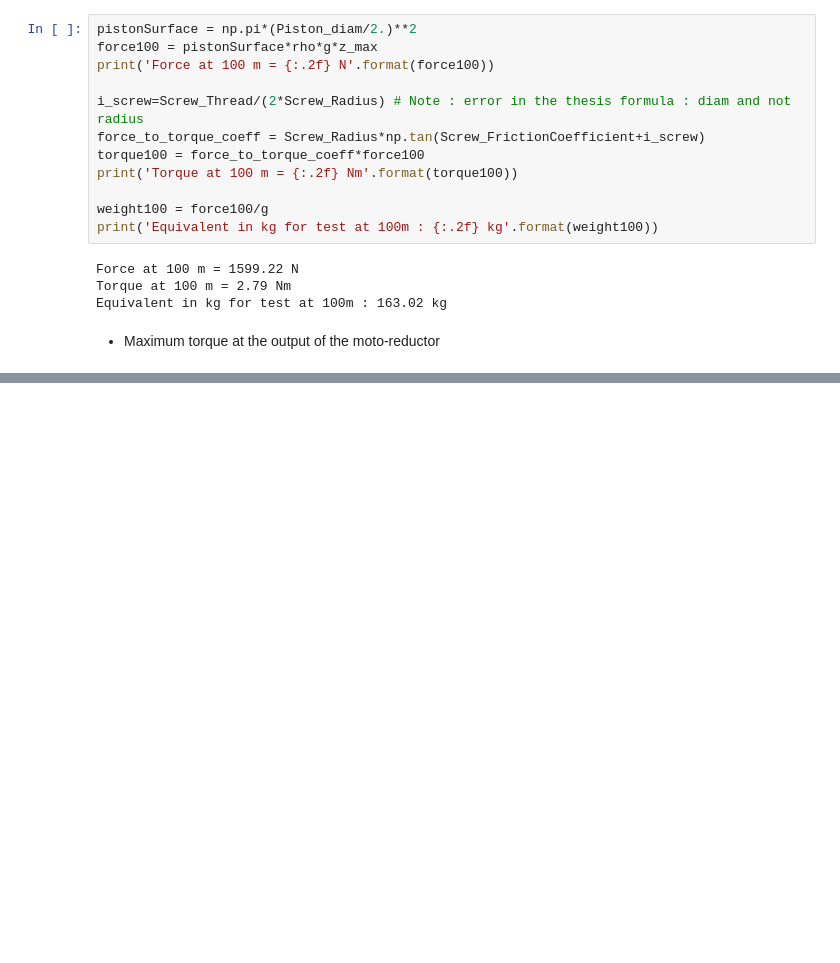
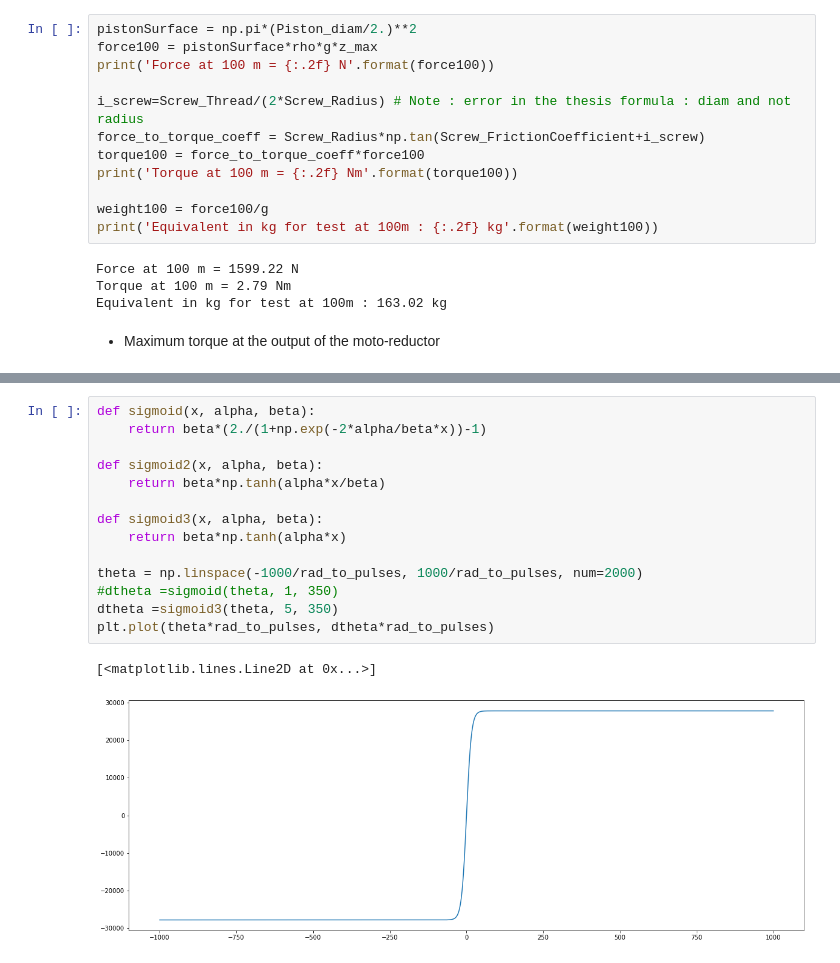
Before and after one commit to ThomasLeMezo/seabot2-hardware, a Jupyter notebook: simulation/DC_Simulator.ipynb, the cells around one changed output, grey strips where cells are left out. Saved outputs shown, nothing was run; the diff lists cells and outputs as text; blank space fills up the shorter version.

```diff
--- a/simulation/DC_Simulator.ipynb
+++ b/simulation/DC_Simulator.ipynb
@@ -204,0 +381,17 @@ i_end = 6 bit
+# %%
+def sigmoid(x, alpha, beta):
+    return beta*(2./(1+np.exp(-2*alpha/beta*x))-1)
+
+def sigmoid2(x, alpha, beta):
+    return beta*np.tanh(alpha*x/beta)
+
+def sigmoid3(x, alpha, beta):
+    return beta*np.tanh(alpha*x)
+
+theta = np.linspace(-1000/rad_to_pulses, 1000/rad_to_pulses, num=2000)
+#dtheta =sigmoid(theta, 1, 350)
+dtheta =sigmoid3(theta, 5, 350)
+plt.plot(theta*rad_to_pulses, dtheta*rad_to_pulses)
+# %% [output]
+[<matplotlib.lines.Line2D at 0x...>]
+[figure, added]
```
Also changed, not shown: parts of 15 cells of this notebook, 3 other files.
